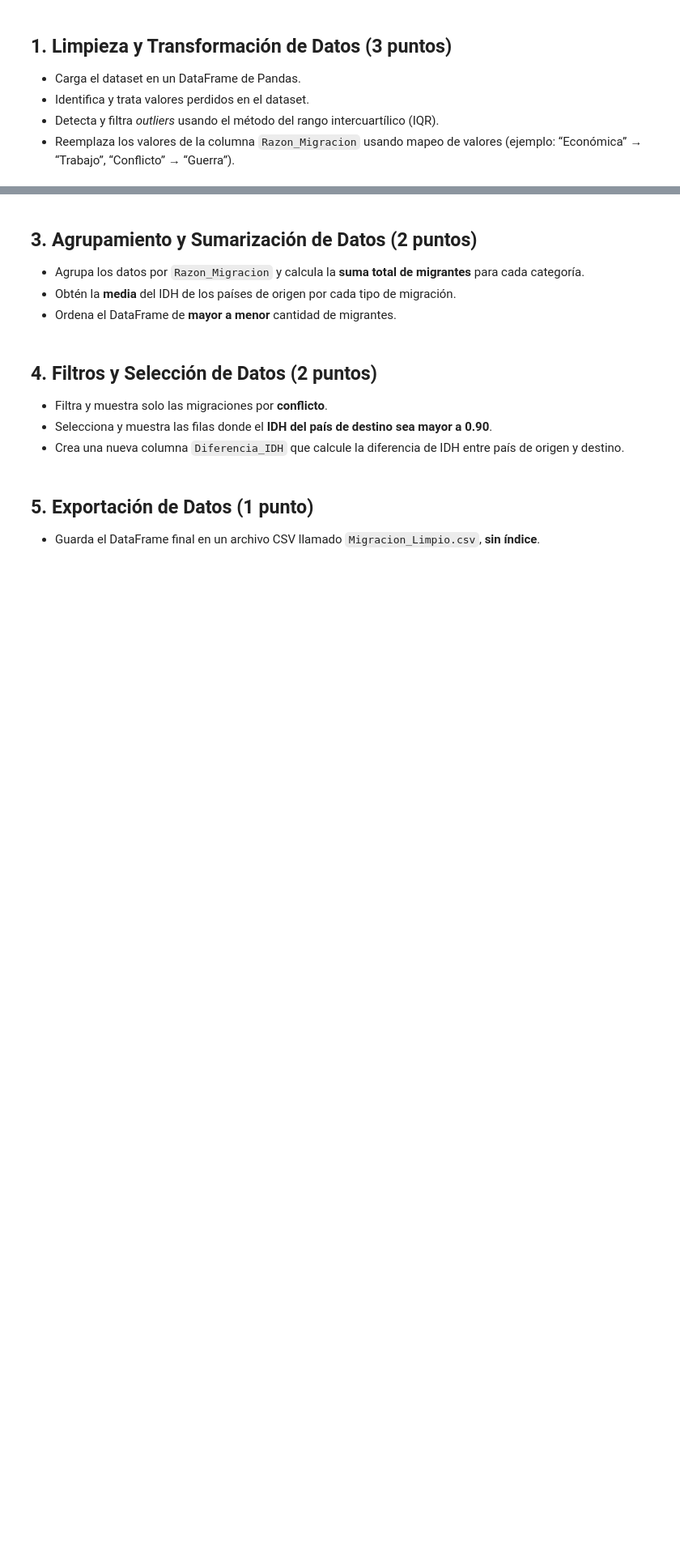
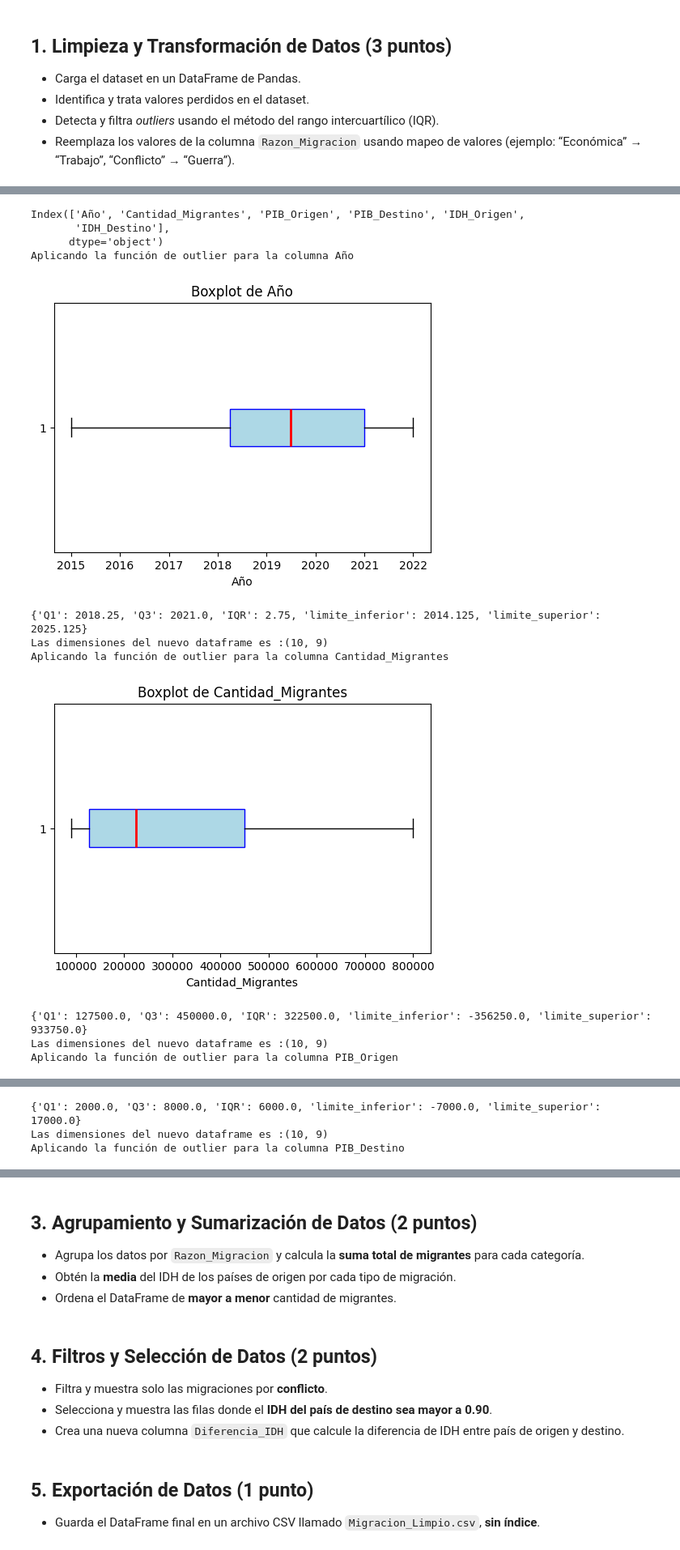
Before and after one commit to Mateo-canales-b/Ciencia_de_datos, a Jupyter notebook: M3/Ev_final_M3.ipynb, the cells around one changed output, grey strips where cells are left out. Shown at 81% size. Cells and saved outputs as stored; diff of their text form; code cells hidden in the pictures; blank space fills up the shorter version.

```diff
--- a/M3/Ev_final_M3.ipynb
+++ b/M3/Ev_final_M3.ipynb
@@ -32,0 +76,6 @@ df=pd.read_csv("migracion.csv")
+# %%
+# Cambio de nombres de columnas
+
+df.columns=df.columns = df.columns.str.replace(" ", "")
+df.columns
+df.info()
@@ -32,0 +157,20 @@ df=pd.read_csv("migracion.csv")
+# %%
+# Seleccionar solo columnas numéricas
+columnas_numericas = df.select_dtypes(include=["int64", "float64"]).columns
+print(columnas_numericas)
+for col in columnas_numericas:
+    print(f"Aplicando la función de outlier para la columna {col}")
+    detectar_outliers_iqr(df,col)
+# %% [output]
+Index(['Año', 'Cantidad_Migrantes', 'PIB_Origen', 'PIB_Destino', 'IDH_Origen',
+       'IDH_Destino'],
+      dtype='object')
+Aplicando la función de outlier para la columna Año
+[figure, added]
+{'Q1': 2018.25, 'Q3': 2021.0, 'IQR': 2.75, 'limite_inferior': 2014.125, 'limite_superior': 2025.125}
+Las dimensiones del nuevo dataframe es :(10, 9)
+Aplicando la función de outlier para la columna Cantidad_Migrantes
+[figure, added]
+{'Q1': 127500.0, 'Q3': 450000.0, 'IQR': 322500.0, 'limite_inferior': -356250.0, 'limite_superior': 933750.0}
+Las dimensiones del nuevo dataframe es :(10, 9)
+Aplicando la función de outlier para la columna PIB_Origen
@@ -32,0 +178,3 @@ df=pd.read_csv("migracion.csv")
+{'Q1': 2000.0, 'Q3': 8000.0, 'IQR': 6000.0, 'limite_inferior': -7000.0, 'limite_superior': 17000.0}
+Las dimensiones del nuevo dataframe es :(10, 9)
+Aplicando la función de outlier para la columna PIB_Destino
```
Also changed, not shown: parts of 8 cells of this notebook.
